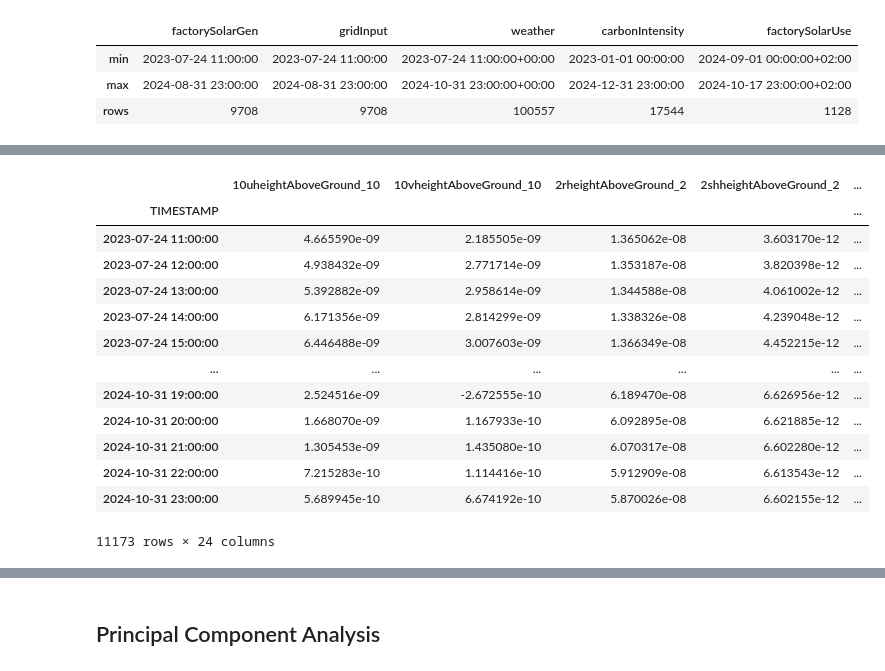
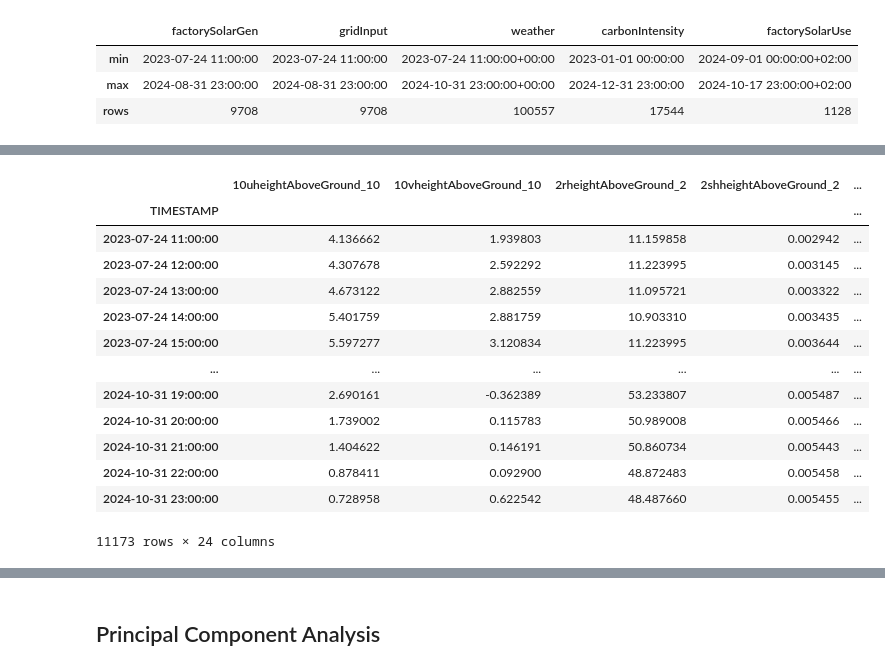
Before and after one commit to sajodajo/CCCCC-Datathon, a Jupyter notebook: D1-1_EDA.ipynb, the cells around one changed output, grey strips where cells are left out. Saved outputs shown, nothing was run; the diff lists cells and outputs as text; code cells hidden in the pictures.

```diff
--- a/D1-1_EDA.ipynb
+++ b/D1-1_EDA.ipynb
@@ -105,24 +130,4 @@ coords
 # Since the weather data is collected from 9 distinct points, according to the EDA, we can average these 9 points to get an accurate reading, as we don't know exact factory location
 
 data_Weather.groupby('TIMESTAMP').mean()
-
-coords.append(repsolPintoCoords)
-
-normal = coords[:-1]
-special = coords[-1:]
-
-plt.figure(figsize=(8, 6))
-
-# Normal points in red
-plt.scatter([lon for _, lon in normal], [lat for lat, _ in normal], color='red', label='Normal Points')
-
-# Special point in blue
-plt.scatter(special[0][1], special[0][0], color='blue', s=100, label='10th Point')
-
-plt.xlabel('Longitude')
-plt.ylabel('Latitude')
-plt.title('Coordinates with 10th Point Highlighted')
-plt.legend()
-plt.grid(True)
-plt.show()
 # %% [output]
@@ -144,41 +162,45 @@ weight_mapping = dict(zip(point_names, weights))
 # %%
 point_labels = [f"point{i+1}" for i in range(len(coords))]
 
 coord_to_label = {tuple(coord): label for coord, label in zip(coords, point_labels)}
 
 data_Weather['point'] = data_Weather[['LATITUDE', 'LONGITUDE']].apply(
     lambda row: coord_to_label.get((row['LATITUDE'], row['LONGITUDE']), None),
     axis=1
 )
 
 data_Weather['weight'] = data_Weather['point'].map(weight_mapping)
 
 columns_to_weight = [col for col in data_Weather.columns if col not in ['LATITUDE', 'LONGITUDE','point']]
 
 for col in columns_to_weight:
     data_Weather[col] = data_Weather[col] * data_Weather['weight']
 
+#
+
+#data_Weather = data_Weather.groupby('TIMESTAMP').mean()
+
+data_Weather = data_Weather[data_Weather['point']=='point5']
+
 data_Weather = data_Weather.drop(columns=['point','weight','LATITUDE','LONGITUDE'])
-
-data_Weather = data_Weather.groupby('TIMESTAMP').sum()
 
 data_Weather.index = data_Weather.index.tz_convert(None)
 
 data_Weather
 # %% [output]
 |  | 10uheightAboveGround_10 | 10vheightAboveGround_10 | 2rheightAboveGround_2 | 2shheightAboveGround_2 | ... |
 | TIMESTAMP |  |  |  |  | ... |
-| 2023-07-24 11:00:00 | 4.665590e-09 | 2.185505e-09 | 1.365062e-08 | 3.603170e-12 | ... |
-| 2023-07-24 12:00:00 | 4.938432e-09 | 2.771714e-09 | 1.353187e-08 | 3.820398e-12 | ... |
-| 2023-07-24 13:00:00 | 5.392882e-09 | 2.958614e-09 | 1.344588e-08 | 4.061002e-12 | ... |
-| 2023-07-24 14:00:00 | 6.171356e-09 | 2.814299e-09 | 1.338326e-08 | 4.239048e-12 | ... |
-| 2023-07-24 15:00:00 | 6.446488e-09 | 3.007603e-09 | 1.366349e-08 | 4.452215e-12 | ... |
+| 2023-07-24 11:00:00 | 4.136662 | 1.939803 | 11.159858 | 0.002942 | ... |
+| 2023-07-24 12:00:00 | 4.307678 | 2.592292 | 11.223995 | 0.003145 | ... |
+| 2023-07-24 13:00:00 | 4.673122 | 2.882559 | 11.095721 | 0.003322 | ... |
+| 2023-07-24 14:00:00 | 5.401759 | 2.881759 | 10.903310 | 0.003435 | ... |
+| 2023-07-24 15:00:00 | 5.597277 | 3.120834 | 11.223995 | 0.003644 | ... |
 | ... | ... | ... | ... | ... | ... |
-| 2024-10-31 19:00:00 | 2.524516e-09 | -2.672555e-10 | 6.189470e-08 | 6.626956e-12 | ... |
-| 2024-10-31 20:00:00 | 1.668070e-09 | 1.167933e-10 | 6.092895e-08 | 6.621885e-12 | ... |
-| 2024-10-31 21:00:00 | 1.305453e-09 | 1.435080e-10 | 6.070317e-08 | 6.602280e-12 | ... |
-| 2024-10-31 22:00:00 | 7.215283e-10 | 1.114416e-10 | 5.912909e-08 | 6.613543e-12 | ... |
-| 2024-10-31 23:00:00 | 5.689945e-10 | 6.674192e-10 | 5.870026e-08 | 6.602155e-12 | ... |
+| 2024-10-31 19:00:00 | 2.690161 | -0.362389 | 53.233807 | 0.005487 | ... |
+| 2024-10-31 20:00:00 | 1.739002 | 0.115783 | 50.989008 | 0.005466 | ... |
+| 2024-10-31 21:00:00 | 1.404622 | 0.146191 | 50.860734 | 0.005443 | ... |
+| 2024-10-31 22:00:00 | 0.878411 | 0.092900 | 48.872483 | 0.005458 | ... |
+| 2024-10-31 23:00:00 | 0.728958 | 0.622542 | 48.487660 | 0.005455 | ... |
 11173 rows × 24 columns
 # %%
 data_All = pd.concat([
```
Also changed, not shown: parts of 8 cells of this notebook, 3 other files.
